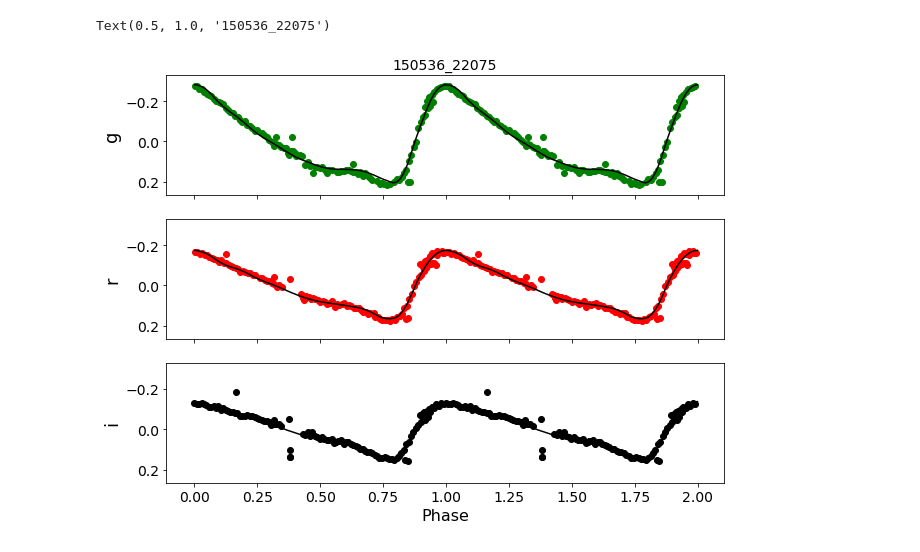
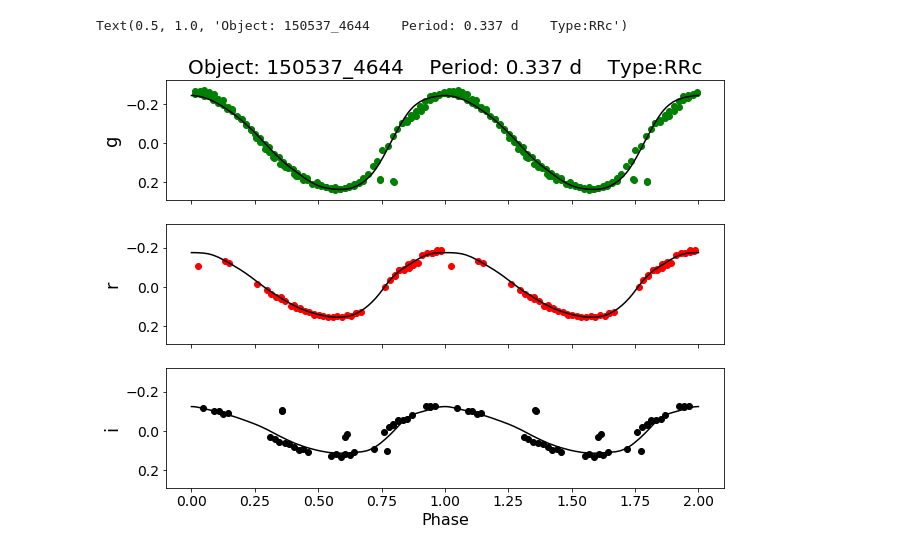
Before and after one commit to KyleLMatt/CurveFit, a Jupyter notebook: Templet Fitter.ipynb, the cells around one changed output. Cells and saved outputs as stored; diff of their text form; code cells hidden in the pictures.

Commit message:
RR type

```diff
--- a/Templet Fitter.ipynb
+++ b/Templet Fitter.ipynb
@@ -46,7 +46,7 @@ from astropy.io import fits
 # %%
 def get_fltrs(df):
     fs = collections.Counter(star['filter'])
-    order = ['b','v','g','r','i','z','Y','VR']
+    order = ['u','b','v','g','r','i','z','Y','VR']
     include = set()
     for f in fs:
         if fs[f]>25:
@@ -59,16 +59,24 @@ def get_fltrs(df):
 
 def get_tmps(fltrs):
     tmps=[]
+    typs =[]
     for fltr in fltrs:
+        typ = []
         templets = glob('templets/*{}.dat'.format(fltr))
         tmp = np.zeros((len(templets),501,2))
         for i in range(len(templets)):
             tmp[i] = np.concatenate((np.array([[0,0]]),
                                      np.array(pd.read_csv(templets[i],sep=' ')),
                                      np.array([[1,0]])))
+            #adjust if filepath to templets changes
+            if len(templets[i])==17:
+                typ.append('RRab')
+            elif len(templets[i])==15:
+                typ.append('RRc')
+        typs.append(typ)
 
         tmps.append(tmp)
-    return tmps
+    return tmps, typs
 
 def double_tmps(tmps):
     tmps2=[]
@@ -77,26 +85,14 @@ def double_tmps(tmps):
         tmps2[f][:,int(len(tmps2[f][0])/2):,0] += 1
     return tmps2
 
-def smooth(x,y,s=80):
-    """
-    Convolves with a gaussian to create a smoothe line.
-    """
-    f = interp1d(x,y)
-    xx = np.linspace(min(x),max(x),2000)
-    yy = f(xx)
-    window = gaussian(200,s)
-    smoothed = convolve(yy, window/window.sum(), mode='same')
-    return xx,smoothed
-
 def get_ls_period(t,y,min_freq=1./1.,max_freq=1./0.1):
     """Use Lomb-Scargle periodogram to get an estimate on period"""
 
     ls = stats.LombScargle(t, y)
     frequency, power = ls.autopower(minimum_frequency=min_freq,maximum_frequency=max_freq)
     period = 1./frequency # period is the inverse of frequency
-    T,p = smooth(period,power)
 
-    return T[np.argmax(p)]
+    return period[np.argmax(power)]
 
 def get_data(df,fltrs):
     best_periods = np.zeros(len(fltrs))
@@ -210,7 +206,7 @@ def tmpfit(tmps,crv,pinit,w=.1,steps=21,n=1):
             pars = ppars
     return minp, pars
 # %%
-objname = '150536_22075'
+objname = '150537_4644'
 star=qc.query(sql="""SELECT meas.*
                      FROM nsc_dr2.meas
                      WHERE objectid='{:s}'""".format(objname),
@@ -218,7 +214,7 @@ star=qc.query(sql="""SELECT meas.*
               profile='db01')
 
 fltrs = get_fltrs(star)
-tmps = get_tmps(fltrs)
+tmps, typs = get_tmps(fltrs)
 period,crv = get_data(star,fltrs)
 print(collections.Counter(star['filter']))
 print('period estimate: {:.4f} days'.format(period))
@@ -269,17 +265,29 @@ for f in fltrs:
         colors.append(f)
     else:
         colors.append('black')
+# %%
+consistent = True
+for i in range(len(typs)):
+    for j in range(i+1,len(typs)):
+        if typs[i][n[i]] != typs[j][n[j]]:
+            print('inconsistent RR type')
+            consistent = False
+            break
+if consistent:
+    typ = typs[0][n[0]]
+else:
+    typ = '???'
 # %%
 fig, ax = plt.subplots(len(crv2), figsize=(10,7.5), sharex=True, sharey=True)
 for i in range(len(ax)):
     crvmean = mean(crv2[i][:,1])
     ax[i].scatter(crv2[i][:,0],crv2[i][:,1]-crvmean,c=colors[i])
     ax[i].plot(tmps2[i][n[i],:,0],tmps2[i][n[i],:,1]*pars[i,1]-crvmean,c='black')
     ax[i].invert_yaxis()
     ax[i].set_ylabel(fltrs[i], fontsize=18)
 
 ax[-1].set_xlabel('Phase', fontsize=16)
-ax[0].set_title(objname)
+ax[0].set_title("Object: {}    Period: {:.3f} d    Type:{}".format(objname,p_in,typ), fontsize=20)
 # %% [output]
-Text(0.5, 1.0, '150536_22075')
+Text(0.5, 1.0, 'Object: 150537_4644    Period: 0.337 d    Type:RRc')
-[figure, old version]
+[figure, new version]
```
Also changed, not shown: parts of 3 cells of this notebook.
